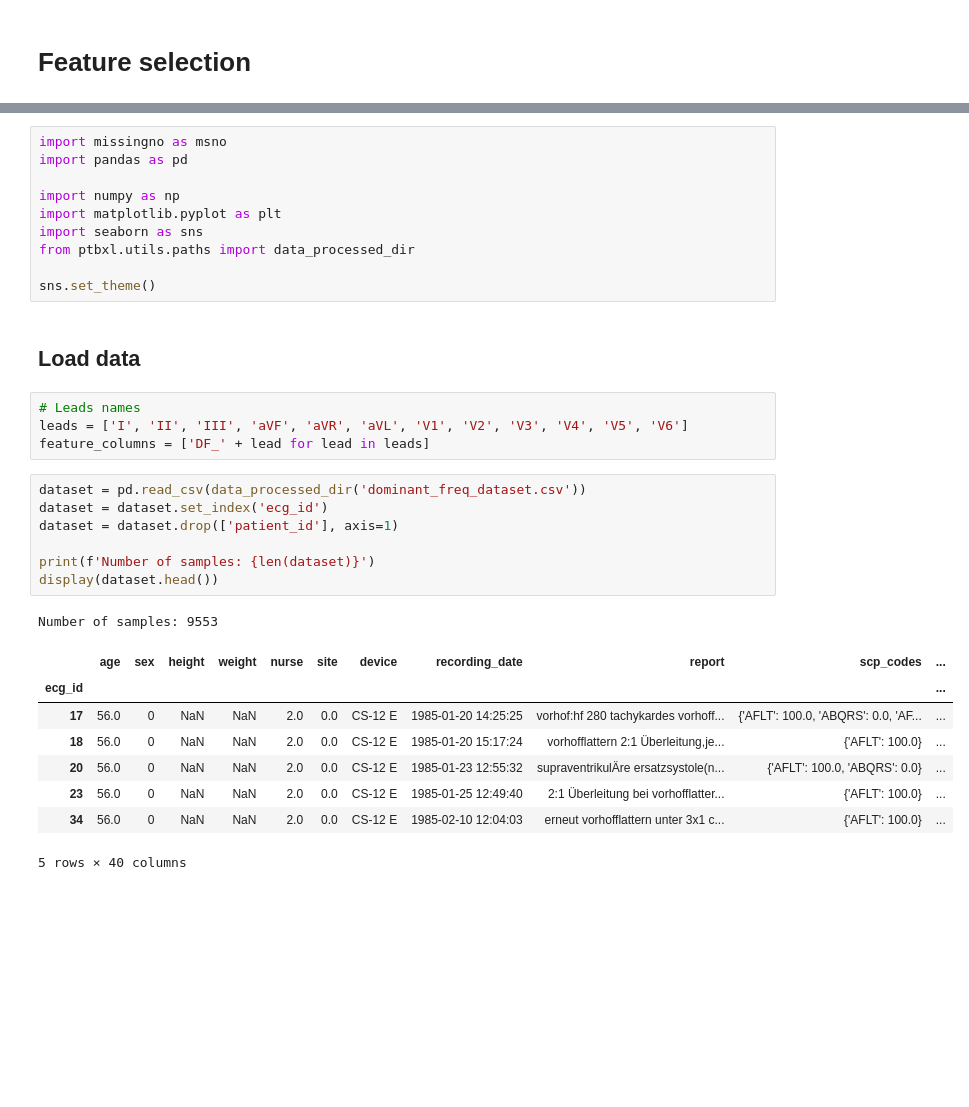
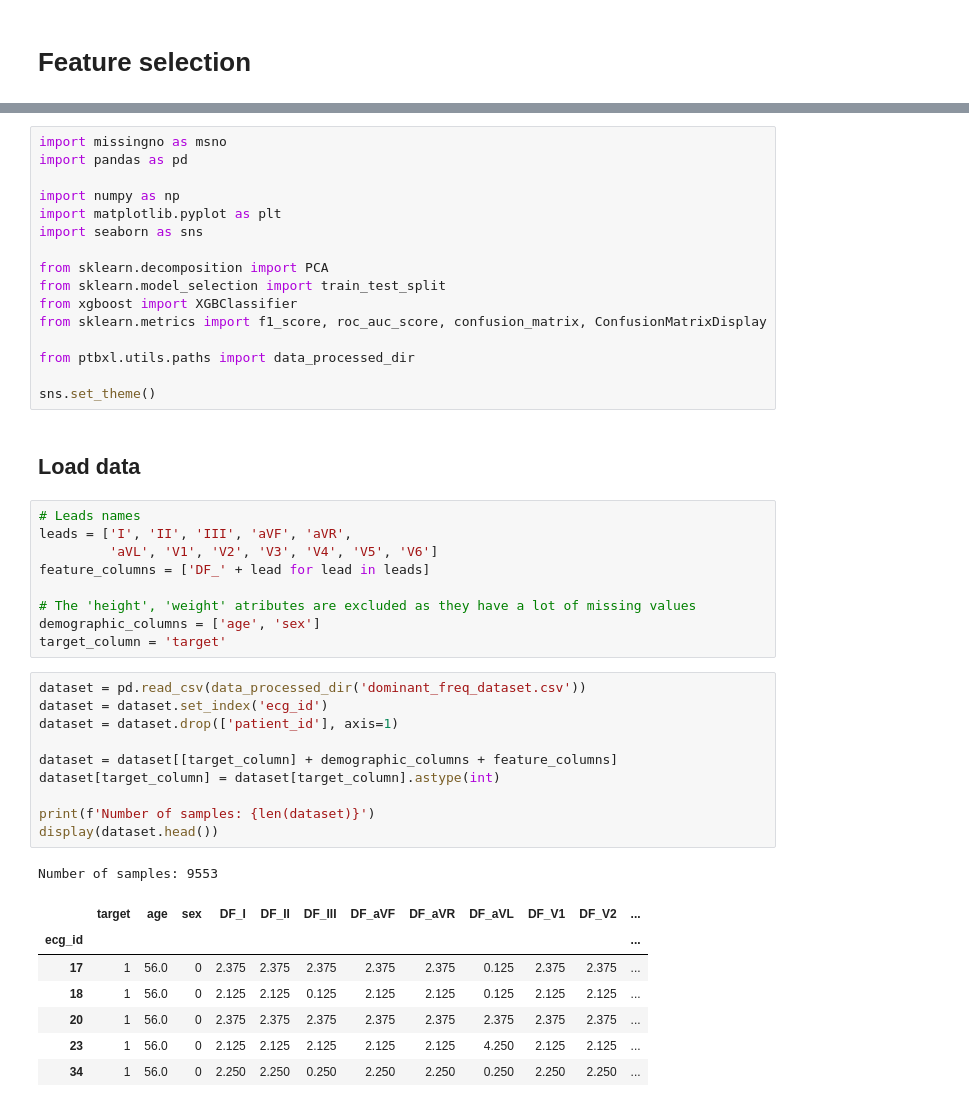
Before and after one commit to AGE90/ptbxl-challenge, a Jupyter notebook: notebooks/04-AGE-feture_selection.ipynb, the cells around one changed output, grey strips where cells are left out. Cells and saved outputs as stored; diff of their text form; blank space fills up the shorter version.

```diff
--- a/notebooks/04-AGE-feture_selection.ipynb
+++ b/notebooks/04-AGE-feture_selection.ipynb
@@ -10,6 +13,12 @@ import pandas as pd
 import numpy as np
 import matplotlib.pyplot as plt
 import seaborn as sns
+
+from sklearn.decomposition import PCA
+from sklearn.model_selection import train_test_split
+from xgboost import XGBClassifier
+from sklearn.metrics import f1_score, roc_auc_score, confusion_matrix, ConfusionMatrixDisplay
+
 from ptbxl.utils.paths import data_processed_dir
 
 sns.set_theme()
@@ -17,22 +26,29 @@ sns.set_theme()
 ## Load data
 # %%
 # Leads names
-leads = ['I', 'II', 'III', 'aVF', 'aVR', 'aVL', 'V1', 'V2', 'V3', 'V4', 'V5', 'V6']
+leads = ['I', 'II', 'III', 'aVF', 'aVR',
+         'aVL', 'V1', 'V2', 'V3', 'V4', 'V5', 'V6']
 feature_columns = ['DF_' + lead for lead in leads]
+
+# The 'height', 'weight' atributes are excluded as they have a lot of missing values
+demographic_columns = ['age', 'sex']
+target_column = 'target'
 # %%
 dataset = pd.read_csv(data_processed_dir('dominant_freq_dataset.csv'))
 dataset = dataset.set_index('ecg_id')
 dataset = dataset.drop(['patient_id'], axis=1)
 
+dataset = dataset[[target_column] + demographic_columns + feature_columns]
+dataset[target_column] = dataset[target_column].astype(int)
+
 print(f'Number of samples: {len(dataset)}')
 display(dataset.head())
 # %% [output]
 Number of samples: 9553
-|  | age | sex | height | weight | nurse | site | device | recording_date | report | scp_codes | ... |
-| ecg_id |  |  |  |  |  |  |  |  |  |  | ... |
-| 17 | 56.0 | 0 | NaN | NaN | 2.0 | 0.0 | CS-12 E | 1985-01-20 14:25:25 | vorhof:hf 280 tachykardes vorhoff... | {'AFLT': 100.0, 'ABQRS': 0.0, 'AF... | ... |
-| 18 | 56.0 | 0 | NaN | NaN | 2.0 | 0.0 | CS-12 E | 1985-01-20 15:17:24 | vorhofflattern 2:1 Überleitung,je... | {'AFLT': 100.0} | ... |
-| 20 | 56.0 | 0 | NaN | NaN | 2.0 | 0.0 | CS-12 E | 1985-01-23 12:55:32 | supraventrikulÄre ersatzsystole(n... | {'AFLT': 100.0, 'ABQRS': 0.0} | ... |
-| 23 | 56.0 | 0 | NaN | NaN | 2.0 | 0.0 | CS-12 E | 1985-01-25 12:49:40 | 2:1 Überleitung bei vorhofflatter... | {'AFLT': 100.0} | ... |
-| 34 | 56.0 | 0 | NaN | NaN | 2.0 | 0.0 | CS-12 E | 1985-02-10 12:04:03 | erneut vorhofflattern unter 3x1 c... | {'AFLT': 100.0} | ... |
+|  | target | age | sex | DF_I | DF_II | DF_III | DF_aVF | DF_aVR | DF_aVL | DF_V1 | DF_V2 | ... |
+| ecg_id |  |  |  |  |  |  |  |  |  |  |  | ... |
+| 17 | 1 | 56.0 | 0 | 2.375 | 2.375 | 2.375 | 2.375 | 2.375 | 0.125 | 2.375 | 2.375 | ... |
+| 18 | 1 | 56.0 | 0 | 2.125 | 2.125 | 0.125 | 2.125 | 2.125 | 0.125 | 2.125 | 2.125 | ... |
+| 20 | 1 | 56.0 | 0 | 2.375 | 2.375 | 2.375 | 2.375 | 2.375 | 2.375 | 2.375 | 2.375 | ... |
+| 23 | 1 | 56.0 | 0 | 2.125 | 2.125 | 2.125 | 2.125 | 2.125 | 4.250 | 2.125 | 2.125 | ... |
+| 34 | 1 | 56.0 | 0 | 2.250 | 2.250 | 0.250 | 2.250 | 2.250 | 0.250 | 2.250 | 2.250 | ... |
-5 rows × 40 columns
```
Also changed, not shown: parts of 17 cells of this notebook, 1 other file.
